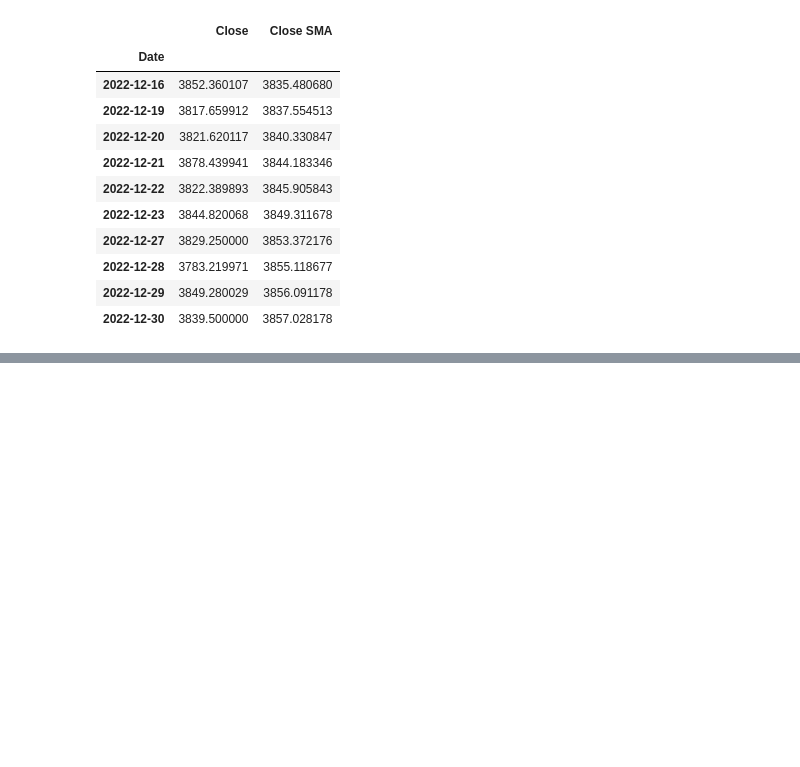
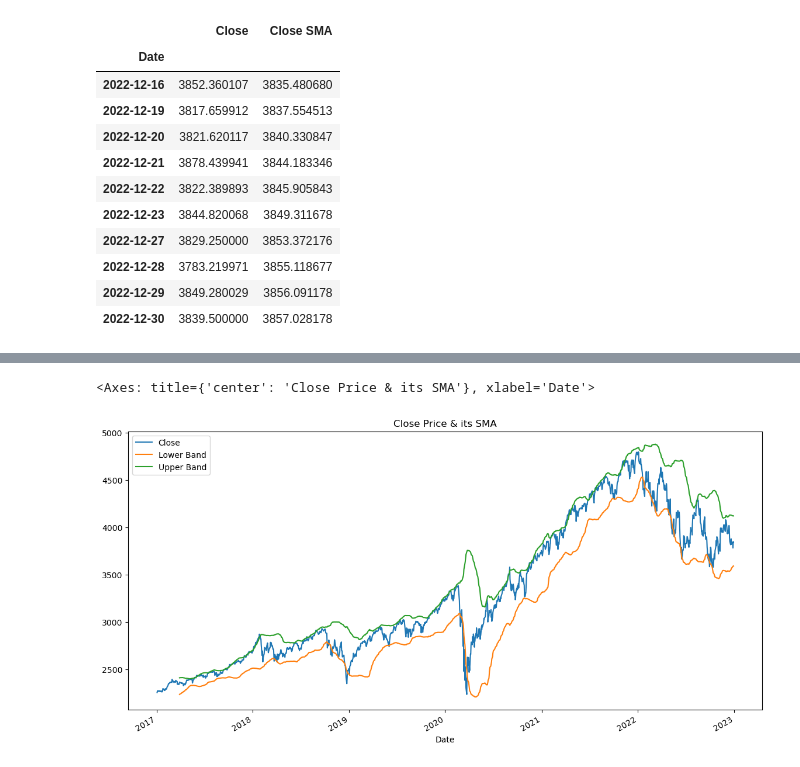
Before and after one commit to DVadeus/Uber, a Jupyter notebook: pandas.ipynb, the cells around one changed output, grey strips where cells are left out. Cells and saved outputs as stored; diff of their text form; code cells hidden in the pictures; blank space fills up the shorter version.

```diff
--- a/pandas.ipynb
+++ b/pandas.ipynb
@@ -203,0 +210,3 @@ df[['Close', 'Close SMA']].tail(10)
+# %%
+df['Lower Band'] = df['Close SMA'] - (2 * df['Close'].rolling(60).std())
+df['Upper Band'] = df['Close SMA'] + (2 * df['Close'].rolling(60).std())
@@ -203,0 +223,5 @@ df[['Close', 'Close SMA']].tail(10)
+# %%
+df[['Close', 'Lower Band', 'Upper Band']].plot(figsize=(14,7), title='Close Price & its SMA')
+# %% [output]
+<Axes: title={'center': 'Close Price & its SMA'}, xlabel='Date'>
+[figure, added]
```
Also changed, not shown: parts of 211 cells of this notebook, 2 other files.
